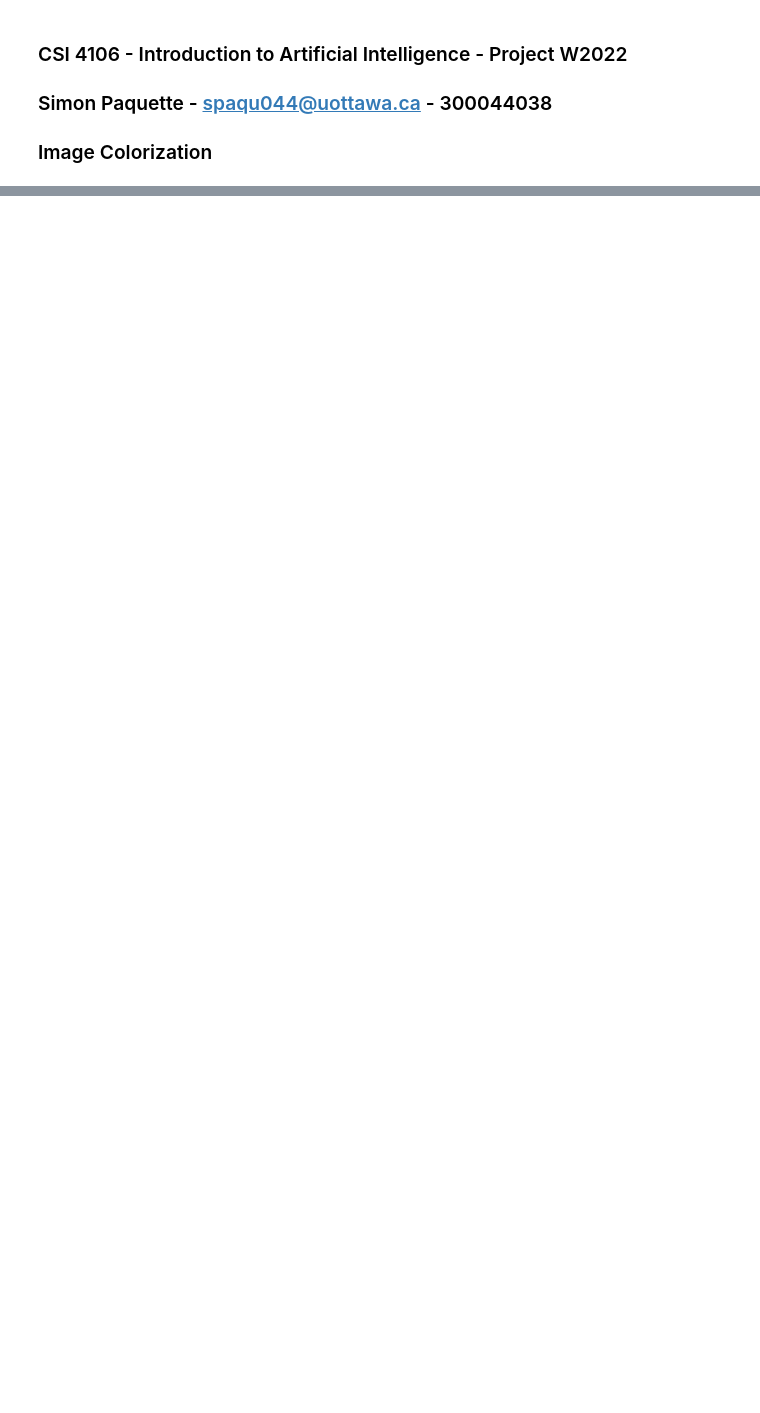
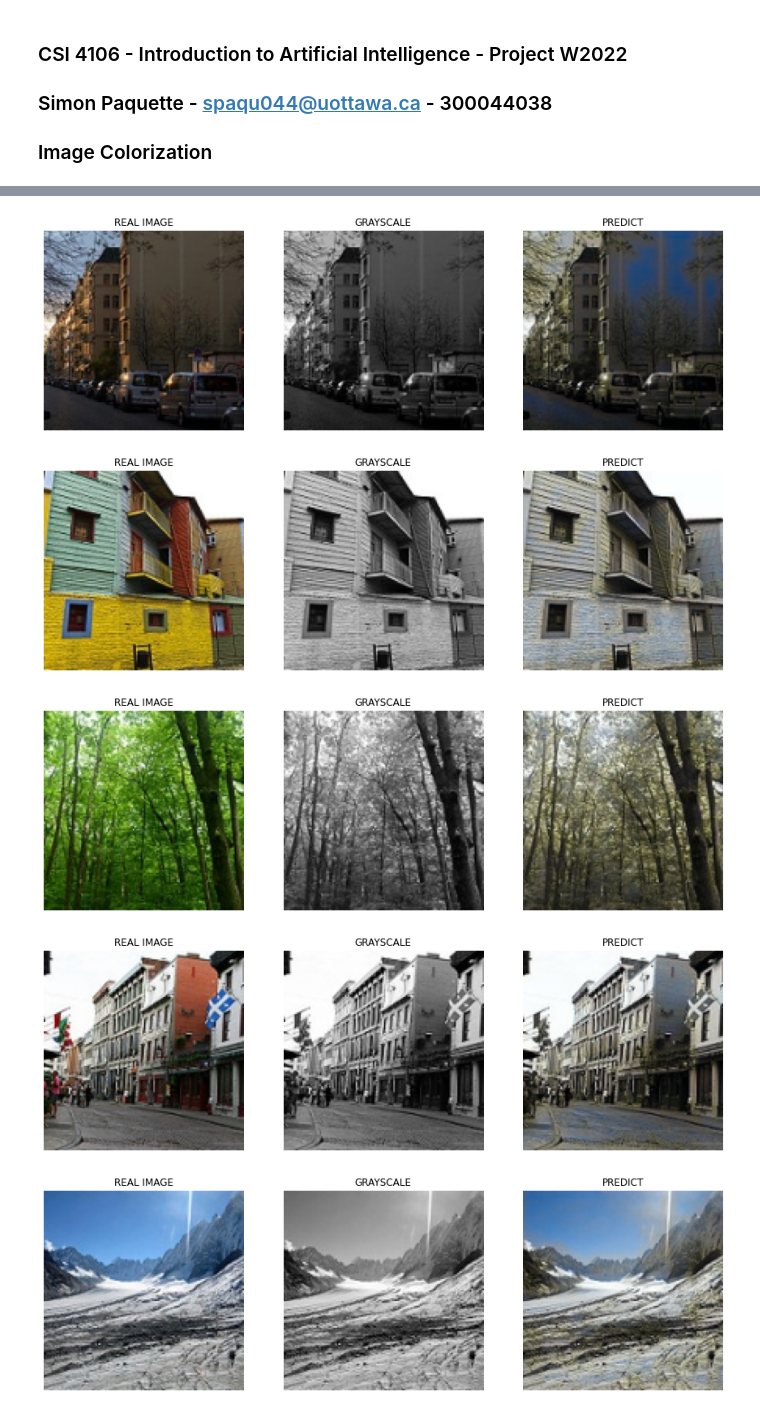
Before and after one commit to SimonPaquette/image_colorization, a Jupyter notebook: colorization.ipynb, the cells around one changed output, grey strips where cells are left out. Drawn from its saved outputs; the diff is of its cells as text; code cells hidden in the pictures; blank space fills up the shorter version.

```diff
--- a/colorization.ipynb
+++ b/colorization.ipynb
@@ -401,23 +419,20 @@ test_eval(model, x_test, y_test)
 # %%
 # Show some results images
-START = 20
-N_IMAGES = 2
+START = 0
+N_IMAGES = 5
+name_1 = "basic_adam_mae"
+
 for n_jpg in range(START, START + N_IMAGES):
     image_path = Path(IMAGES_DIR, f"{n_jpg}.jpg")
-
-    name_1 = "test"
-    name_2 = "test"
-
     model_1 = load_my_model(name_1)
-
     l_channel, ab_channel = preprocess_image(image_path)
     new_ab_channel = predict_ab_channel(l_channel, model_1)
     original_image = construct_image(l_channel, ab_channel)
     new_image = construct_image(l_channel, new_ab_channel)
-
     im_show = {
         "REAL IMAGE": original_image,
         "GRAYSCALE": l_channel,
         "PREDICT": new_image,
     }
     plot_images(im_show)
+# %% [output]
@@ -423,0 +440,5 @@ for n_jpg in range(START, START + N_IMAGES):
+[figure, added]
+[figure, added]
+[figure, added]
+[figure, added]
+[figure, added]
```
Also changed, not shown: parts of 6 cells of this notebook, 8 other files.
